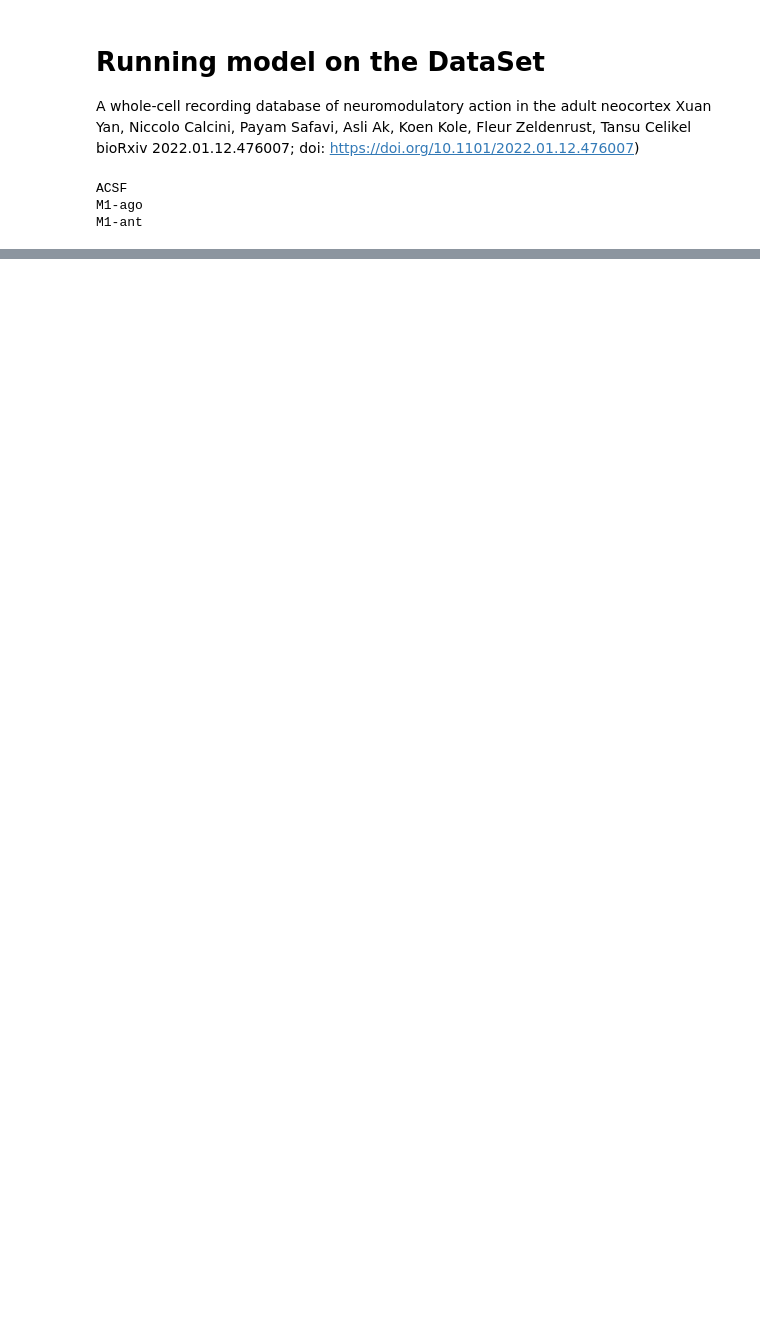
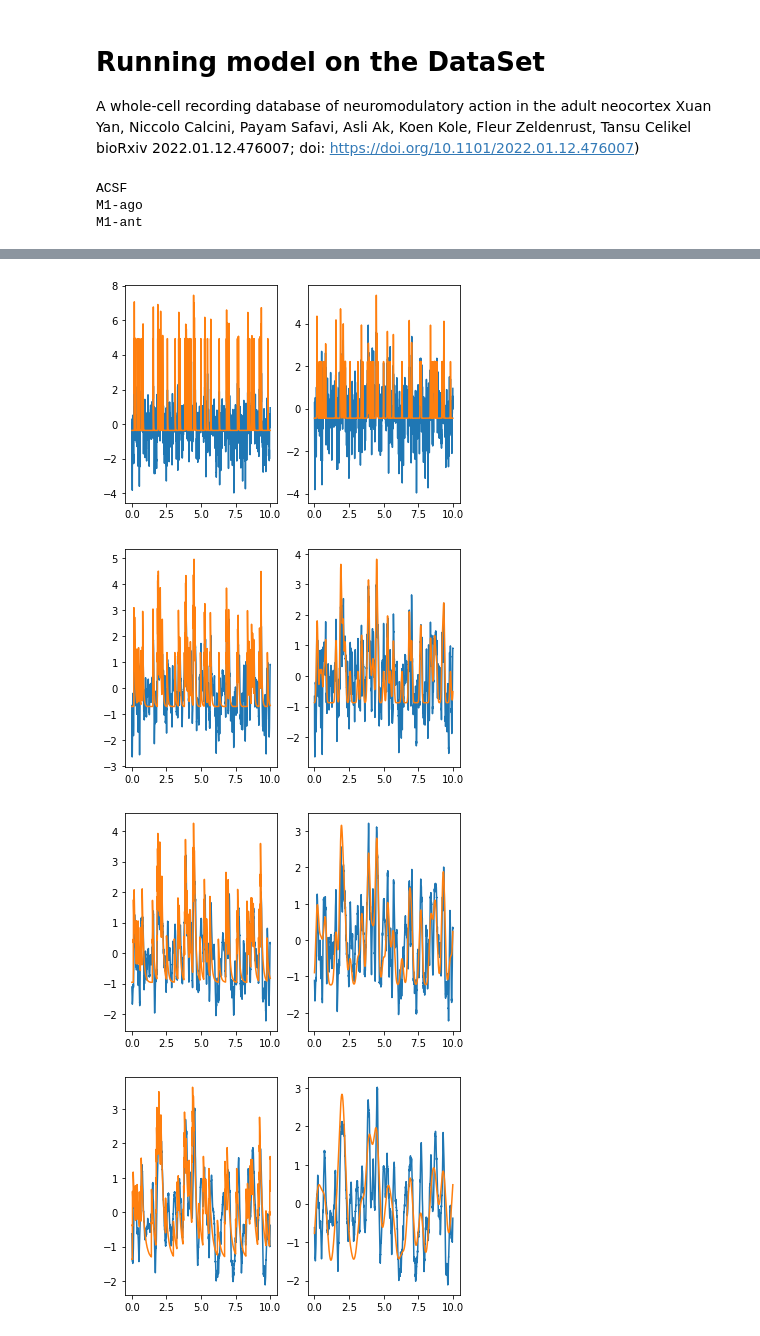
Before and after one commit to Nishant-codex/single_neuron_models, a Jupyter notebook: Multiple time scales of adaptation.ipynb, the cells around one changed output, grey strips where cells are left out. Drawn from its saved outputs; the diff is of its cells as text; code cells hidden in the pictures; blank space fills up the shorter version.

```diff
--- a/Multiple time scales of adaptation.ipynb
+++ b/Multiple time scales of adaptation.ipynb
@@ -169,3 +150,0 @@ def smooth(y,box_pts):
-# %%
-box_size = 100*20
-spikes_smooth = smooth(binary_spikes,box_size)
@@ -195,0 +182,34 @@ plt.show()
+# %%
+cust_time_winds =[10,50,np.arange(100,600,100)]
+cust_time_winds = np.hstack(cust_time_winds)
+# %%
+def standardize(data):
+    return (data-np.mean(data))/np.std(data)
+I_convs = []
+fr_convs_exps = []
+fr_convs_gaussian = []
+h_convs = []
+for i in cust_time_winds:
+    fig,[ax1,ax2] = plt.subplots(1,2)
+    box_size = i*20
+    spikes_smooth = smooth_exp(spikes,i)
+    spikes_smooth_g = smooth_gaussian_e(spikes,i)
+
+    input_smooth = smooth_gaussian(I,box_size)
+    h_smooth = smooth_gaussian(h,box_size)
+
+    I_convs.append(input_smooth)
+    fr_convs_exps.append(spikes_smooth)
+    fr_convs_gaussian.append(spikes_smooth)
+    h_convs.append(h_smooth)
+    x = np.linspace(0,10,10*20000)
+    ax1.plot(x,standardize(input_smooth[:10*20000]))
+    ax1.plot(x,standardize(spikes_smooth[:10*20000]))
+    ax2.plot(x,standardize(input_smooth[:10*20000]))
+    ax2.plot(x,standardize(spikes_smooth_g[:10*20000]))
+    plt.show()
+# %% [output]
+[figure, added]
+[figure, added]
+[figure, added]
+[figure, added]
```
Also changed, not shown: parts of 36 cells of this notebook.
